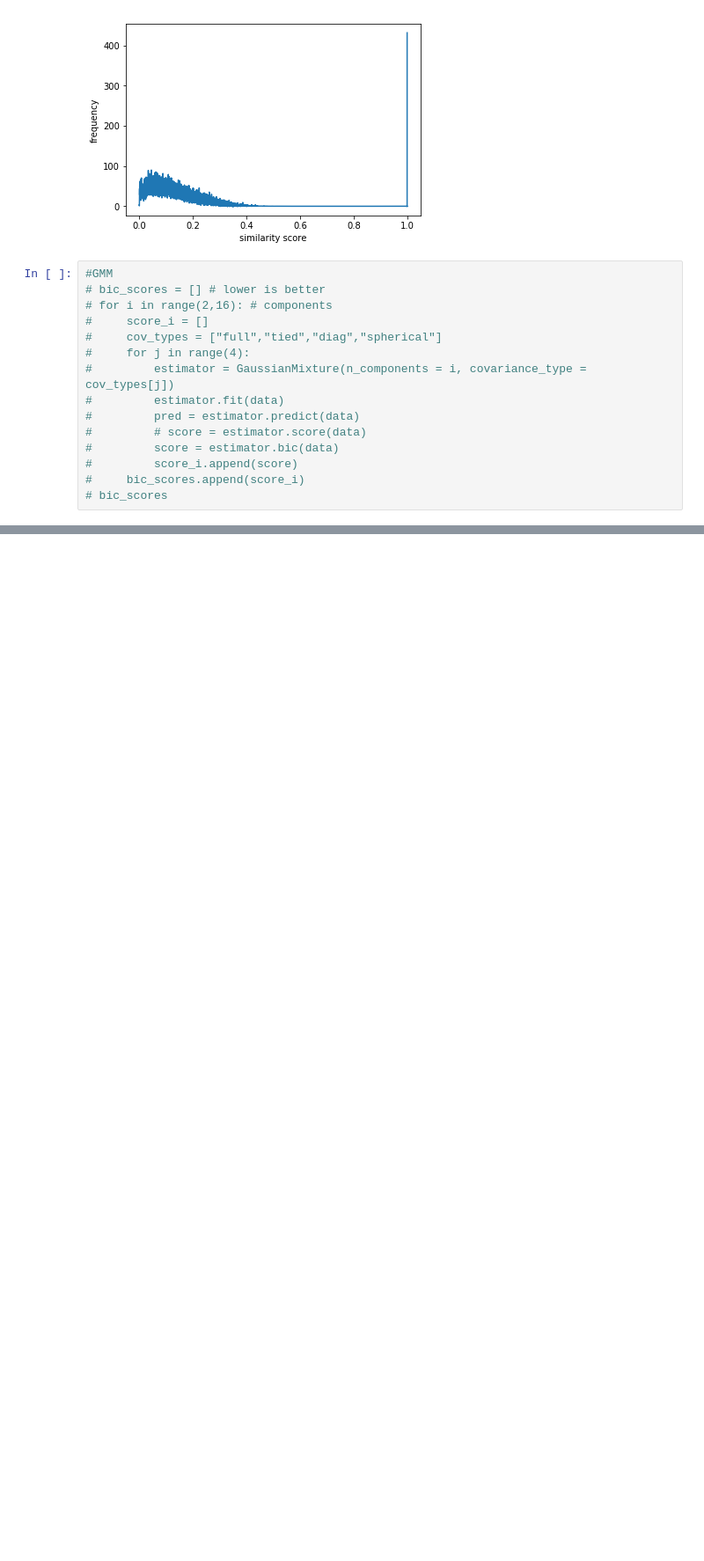
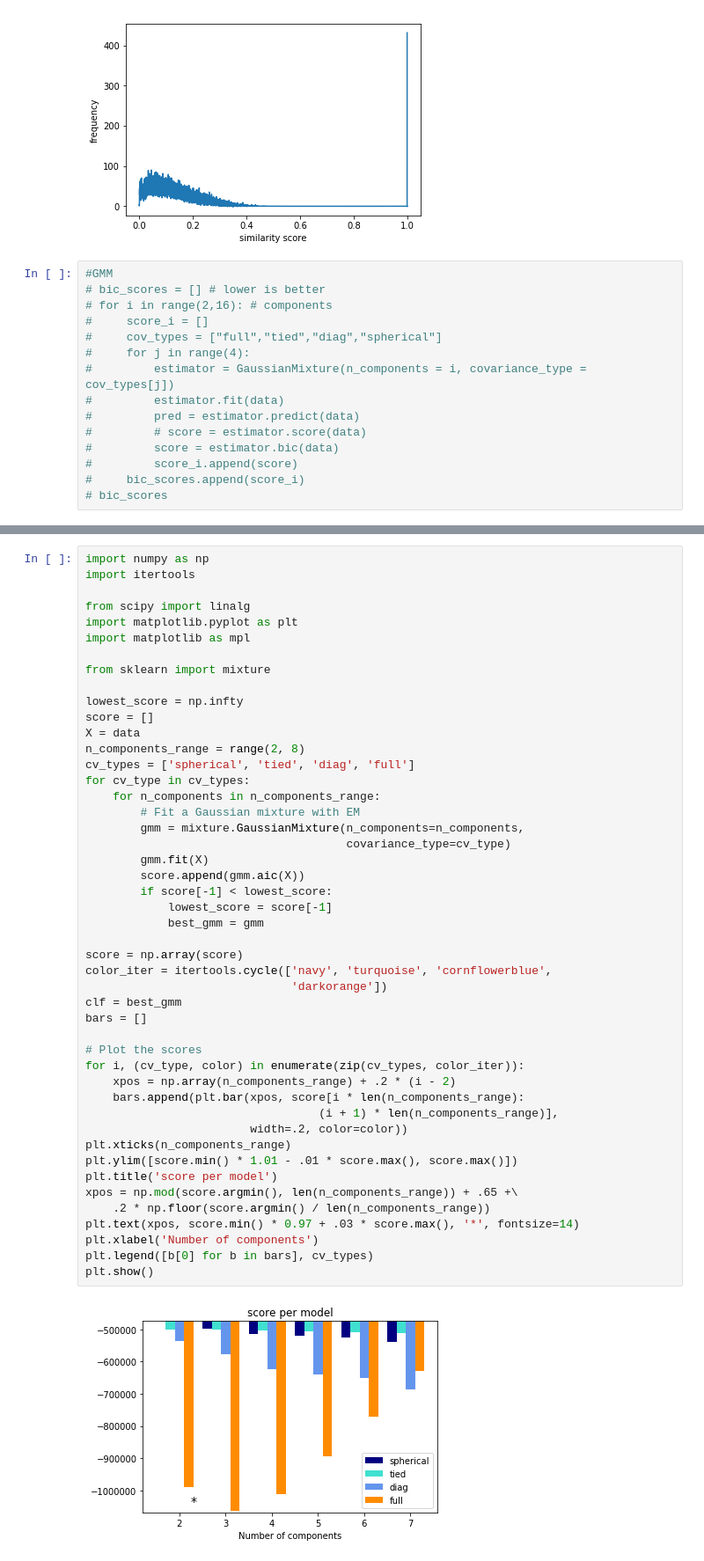
Before and after one commit to CornellDataScience/Social-Tribes, a Jupyter notebook: Danny_nb.ipynb, the cells around one changed output, grey strips where cells are left out. Shown: that part at 88% size. Drawn from its saved outputs; the diff is of its cells as text; blank space fills up the shorter version.

```diff
--- a/Danny_nb.ipynb
+++ b/Danny_nb.ipynb
@@ -178,0 +216,49 @@ pca_data
+# %%
+import numpy as np
+import itertools
+
+from scipy import linalg
+import matplotlib.pyplot as plt
+import matplotlib as mpl
+
+from sklearn import mixture
+
+lowest_score = np.infty
+score = []
+X = data
+n_components_range = range(2, 8)
+cv_types = ['spherical', 'tied', 'diag', 'full']
+for cv_type in cv_types:
+    for n_components in n_components_range:
+        # Fit a Gaussian mixture with EM
+        gmm = mixture.GaussianMixture(n_components=n_components,
+                                      covariance_type=cv_type)
+        gmm.fit(X)
+        score.append(gmm.aic(X))
+        if score[-1] < lowest_score:
+            lowest_score = score[-1]
+            best_gmm = gmm
+
+score = np.array(score)
+color_iter = itertools.cycle(['navy', 'turquoise', 'cornflowerblue',
+                              'darkorange'])
+clf = best_gmm
+bars = []
+
+# Plot the scores
+for i, (cv_type, color) in enumerate(zip(cv_types, color_iter)):
+    xpos = np.array(n_components_range) + .2 * (i - 2)
+    bars.append(plt.bar(xpos, score[i * len(n_components_range):
+                                  (i + 1) * len(n_components_range)],
+                        width=.2, color=color))
+plt.xticks(n_components_range)
+plt.ylim([score.min() * 1.01 - .01 * score.max(), score.max()])
+plt.title('score per model')
+xpos = np.mod(score.argmin(), len(n_components_range)) + .65 +\
+    .2 * np.floor(score.argmin() / len(n_components_range))
+plt.text(xpos, score.min() * 0.97 + .03 * score.max(), '*', fontsize=14)
+plt.xlabel('Number of components')
+plt.legend([b[0] for b in bars], cv_types)
+plt.show()
+# %% [output]
+[figure, added]
```
Also changed, not shown: parts of 6 cells of this notebook.
